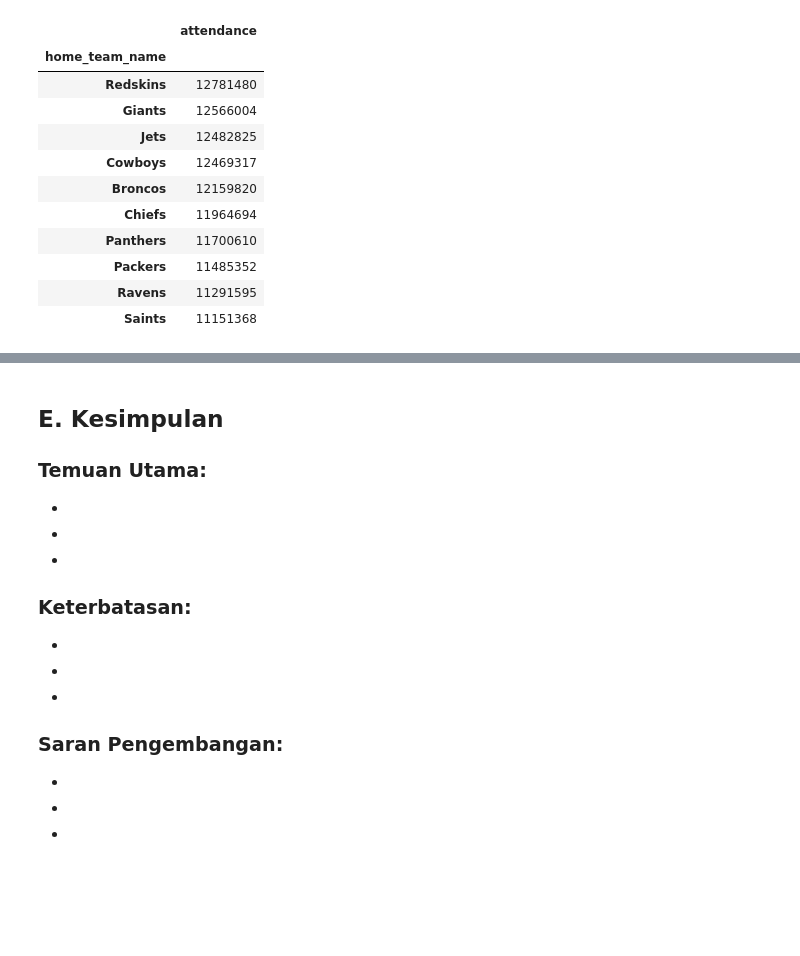
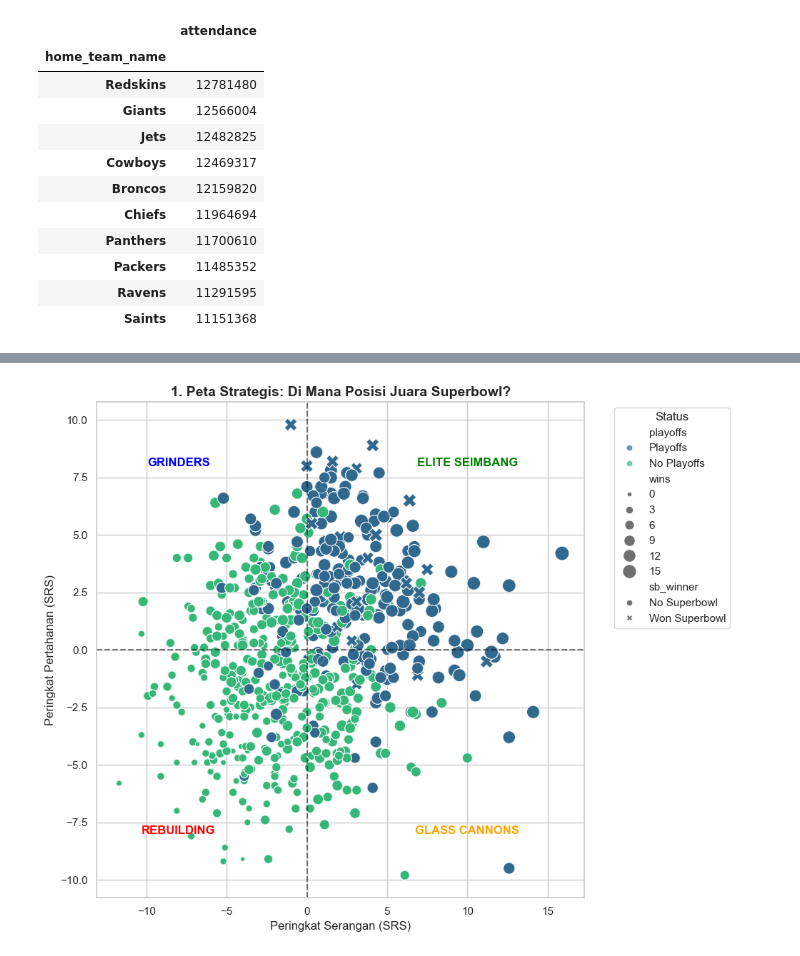
Before and after one commit to gacoanphilia/final-project, a Jupyter notebook: notebooks/final-project.ipynb, the cells around one changed output, grey strips where cells are left out. Cells and saved outputs as stored; diff of their text form; code cells hidden in the pictures; blank space fills up the shorter version.

```diff
--- a/notebooks/final-project.ipynb
+++ b/notebooks/final-project.ipynb
@@ -544,18 +464,0 @@ plt.show()
-# %%
-# --- ANALYTICS 3: IMPACT OF TEAM QUALITY ON CROWDS ---
-
-# Discretize Offensive Rank into 3 Bins (Elite, Mid, Poor)
-# Rank 1-10 = Elite, 11-22 = Mid, 23-32 = Poor
-nfl['team_tier'] = pd.cut(
-    nfl['offensive_ranking'],
-    bins=[0, 10, 22, 33],
-    labels=['Elite Offense', 'Mid-Tier', 'Poor Offense']
-)
-
-# Visualization
-plt.figure(figsize=(10, 6))
-sns.boxplot(x='team_tier', y='attendance', data=nfl, palette='Set2')
-plt.title('Do "Elite" Offenses Sell More Tickets?')
-plt.xlabel('Team Offensive Quality')
-plt.ylabel('Attendance')
-plt.show()
@@ -585,16 +465,31 @@ Passing `palette` without assigning `hue` is deprecated and will be removed in v
-# %% [markdown]
-## E. Kesimpulan
-### Temuan Utama:
--
--
--
-
-### Keterbatasan:
--
--
--
-
-### Saran Pengembangan:
--
--
--
+# %%
+plt.figure(figsize=(10, 8))
+
+sns.scatterplot(
+    data=nfl,
+    x='offensive_ranking',
+    y='defensive_ranking',
+    hue='playoffs',
+    style='sb_winner',
+    size='wins',
+    sizes=(20, 200),
+    palette='viridis',
+    alpha=0.7
+)
+
+plt.axvline(0, color='black', linestyle='--', alpha=0.5)
+plt.axhline(0, color='black', linestyle='--', alpha=0.5)
+plt.text(10, 8, 'ELITE SEIMBANG', color='green', ha='center', weight='bold')
+plt.text(-8, -8, 'REBUILDING', color='red', ha='center', weight='bold')
+plt.text(10, -8, 'GLASS CANNONS', color='orange', ha='center', weight='bold')
+plt.text(-8, 8, 'GRINDERS', color='blue', ha='center', weight='bold')
+
+plt.title('1. Peta Strategis: Di Mana Posisi Juara Superbowl?', fontsize=14, fontweight='bold')
+plt.xlabel('Peringkat Serangan (SRS)')
+plt.ylabel('Peringkat Pertahanan (SRS)')
+plt.legend(title='Status', bbox_to_anchor=(1.05, 1), loc='upper left')
+
+plt.tight_layout()
+plt.show()
+# %% [output]
+[figure, added]
```
Also changed, not shown: parts of 22 cells of this notebook, 1 other file.
